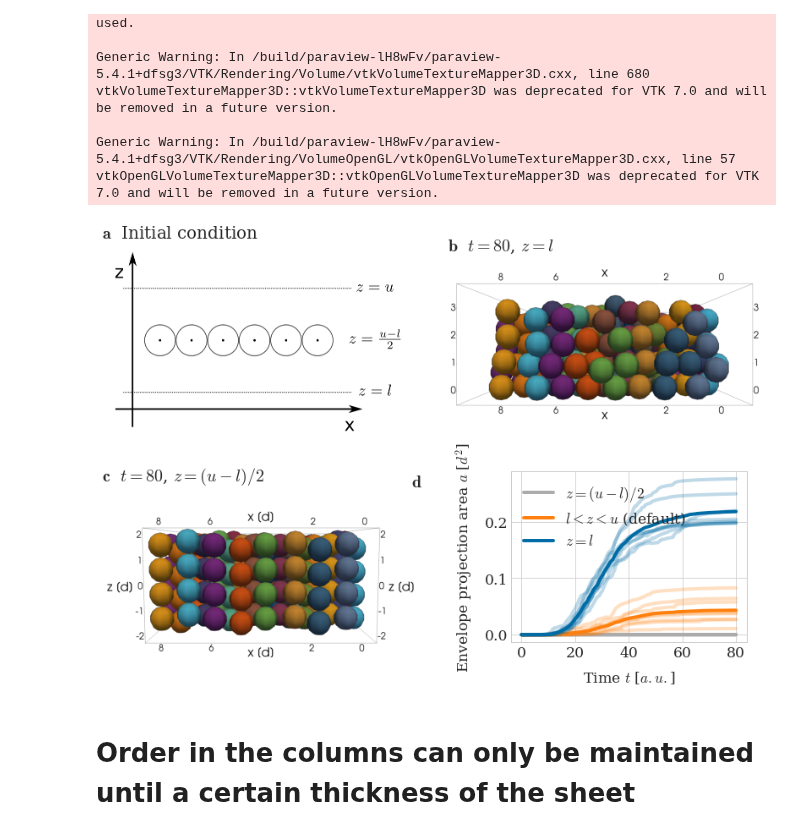
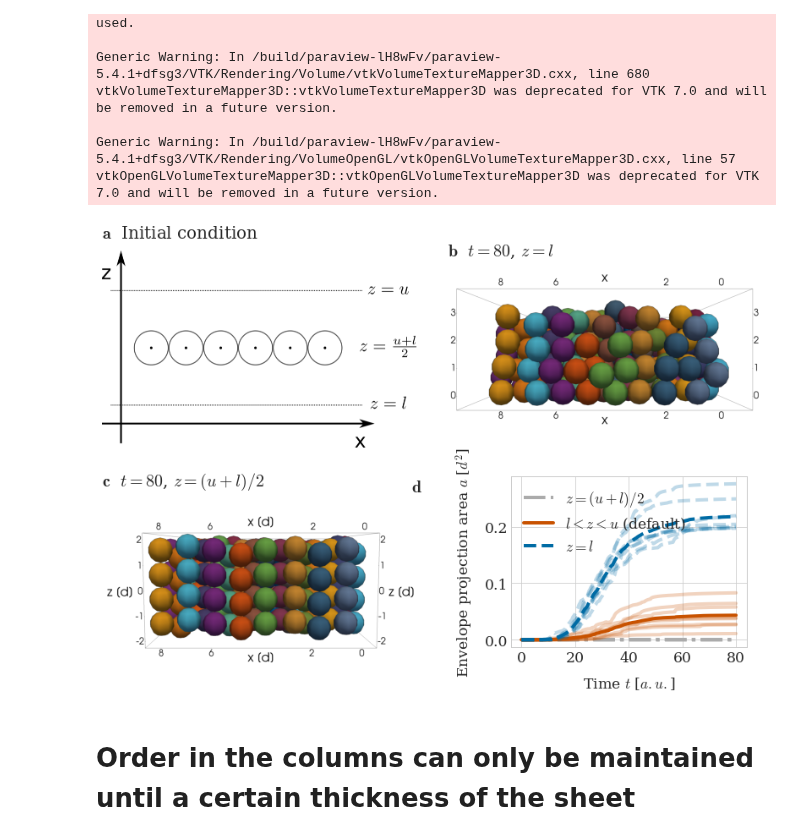
Before and after one commit to somathias/CartilageCBM, a Jupyter notebook: experiments/exp-mesenchymal_condensation.ipynb, the cells around one changed output. Cells and saved outputs as stored; diff of their text form; code cells hidden in the pictures.

Commit message:
Update plots according to reviewer comments
Added linestyles to help differentiate between lines for different parameter settings and fixed label in Figure 6 (flat_configurations.pdf)

```diff
--- a/experiments/exp-mesenchymal_condensation.ipynb
+++ b/experiments/exp-mesenchymal_condensation.ipynb
@@ -258,7 +258,7 @@ ax2.set_title(r'$\bf b$  $t=80$, random', x=0.12, fontsize=20)
 ppa_av_d = np.zeros(times_d.shape)
 for seed in range(8):
     ppa = np.loadtxt(dir_directed+str(seed)+'/results_from_time_0/metrics_results/data_patch_projection_area_av.txt', dtype=float)
-    ax4.plot(times_d, ppa, color=defcolors[1], alpha=0.25)
+    ax4.plot(times_d, ppa, color=defcolors[5], alpha=0.25)
     ppa_av_d += ppa
 ppa_av_d = ppa_av_d /8
 
@@ -268,14 +268,14 @@ times_r, coords_r = sm.read_in_data(dir_random + '0/results_from_time_0/')
 ppa_av_r = np.zeros(times_r.shape)
 for seed in range(8):
     ppa = np.loadtxt(dir_random+str(seed)+'/results_from_time_0/metrics_results/data_patch_projection_area_av.txt', dtype=float)
-    ax4.plot(times_r, ppa, color=defcolors[0], alpha=0.25)
+    ax4.plot(times_r, ppa, color=defcolors[0], alpha=0.25, linestyle='--')
     ppa_av_r += ppa
 ppa_av_r = ppa_av_r /8
 
 
 
-ax4.plot(times_r, ppa_av_r, color=defcolors[0], label='Random')
-ax4.plot(times_d, ppa_av_d, color=defcolors[1], label='Oriented')
+ax4.plot(times_r, ppa_av_r, color=defcolors[0], label='Random', linestyle='--')
+ax4.plot(times_d, ppa_av_d, color=defcolors[5], label='Oriented')
 ax4.legend()
 #plt.title('distance 4.0')
 ax4.set_xlabel('Time $t$ [$a.u.$]')
@@ -401,9 +401,9 @@ ppa_av_d = np.zeros(times_d.shape)
 for seed in range(8):
     ppa = np.loadtxt(dir_100+str(seed)+'/results_from_time_0/metrics_results/data_patch_projection_area_av.txt', dtype=float)
     ppa_av_d += ppa
-    ax4.plot(times_d, ppa, color=defcolors[2], alpha=0.25)
+    ax4.plot(times_d, ppa, color=defcolors[2], alpha=0.25, linestyle='-.')
 ppa_av_d = ppa_av_d/8
-ax4.plot(times_d, ppa_av_d, color=defcolors[2], label='$c=1.0$')
+ax4.plot(times_d, ppa_av_d, color=defcolors[2], label='$c=1.0$', linestyle='-.')
 
 dir_default = 'data/mesenchymal_condensation/orientation/20220223-152730/'
 
@@ -412,12 +412,12 @@ ppa_av_default = np.zeros(times_default.shape)
 for seed in range(8):
     ppa = np.loadtxt(dir_default+str(seed)+'/results_from_time_0/metrics_results/data_patch_projection_area_av.txt', dtype=float)
     ppa_av_default += ppa
-    ax4.plot(times_default, ppa, color=defcolors[1], alpha=0.25)
+    ax4.plot(times_default, ppa, color=defcolors[5], alpha=0.25)
 ppa_av_default = ppa_av_default/8
 
 
 ## ax1 - scaling
-ax4.plot(times_default, ppa_av_default, color=defcolors[1], label='$c=1.075$ (default)')
+ax4.plot(times_default, ppa_av_default, color=defcolors[5], label='$c=1.075$ (default)')
 
 # time steps are consistent across runs, so it's sufficient to load them from a single path
 times_d, coords_d = sm.read_in_data(dir_110 + '0/results_from_time_0/')
@@ -426,9 +426,9 @@ ppa_av_d = np.zeros(times_d.shape)
 for seed in range(8):
     ppa = np.loadtxt(dir_110+str(seed)+'/results_from_time_0/metrics_results/data_patch_projection_area_av.txt', dtype=float)
     ppa_av_d += ppa
-    ax4.plot(times_d, ppa, color=defcolors[0], alpha=0.25)
+    ax4.plot(times_d, ppa, color=defcolors[0], alpha=0.25, linestyle='--')
 ppa_av_d = ppa_av_d /8
-ax4.plot(times_d, ppa_av_d, color=defcolors[0], label='$c=1.1$')
+ax4.plot(times_d, ppa_av_d, color=defcolors[0], label='$c=1.1$', linestyle='--')
 
 ax4.set_xlabel('Time $t$ [$a.u.$]')
 ax4.set_ylabel('Envelope projection area $a$ [$d^2$]')
@@ -514,7 +514,6 @@ fig, ((ax1, ax2), (ax3, ax4)) = plt.subplots(2, 2,
                                              #constrained_layout=True
                                             )
 
-# TODO: make inkscape figure and import
 initial1 = mpimg.imread('data/plots_manual/flat.png')
 #crop
 #initial1 = initial1[100:-100, 610:-650]
@@ -537,7 +536,7 @@ final2 = final2[80:-80, 610:-610]
 ax3.imshow(final2)
 ax3.grid(False)
 ax3.axis('off')
-ax3.set_title(r'$\bf c$  $t=80$, $z=(u-l)/2$', loc='left', fontsize=20)
+ax3.set_title(r'$\bf c$  $t=80$, $z=(u+l)/2$', loc='left', fontsize=20)
 
 
 # time steps are consistent across runs, so it's sufficient to load them from a single path
@@ -547,47 +546,47 @@ ppa_av_d = np.zeros(times_d.shape)
 for seed in range(8):
     ppa = np.loadtxt(dir_flat+str(seed)+'/results_from_time_0/metrics_results/data_patch_projection_area_av.txt', dtype=float)
     ppa_av_d += ppa
-    ax4.plot(times_d, ppa, color=defcolors[2], alpha=0.25)
+    ax4.plot(times_d, ppa, color=defcolors[2], alpha=0.25, linestyle='-.')
 ppa_av_d = ppa_av_d/8
-ax4.plot(times_d, ppa_av_d, color=defcolors[2], label='$z=(u-l)/2$')
+ax4.plot(times_d, ppa_av_d, color=defcolors[2], label='$z=(u+l)/2$', linestyle='-.')
 
 dir_default = 'data/mesenchymal_condensation/orientation/20220223-152730/'
 
 times_default, coords_default = sm.read_in_data(dir_default + '0/results_from_time_0/')
 ppa_av_default = np.zeros(times_default.shape)
 for seed in range(8):
     ppa = np.loadtxt(dir_default+str(seed)+'/results_from_time_0/metrics_results/data_patch_projection_area_av.txt', dtype=float)
     ppa_av_default += ppa
-    ax4.plot(times_default, ppa, color=defcolors[1], alpha=0.25)
+    ax4.plot(times_default, ppa, color=defcolors[5], alpha=0.25)
 ppa_av_default = ppa_av_default/8
 
 
 ## ax1 - scaling
-ax4.plot(times_default, ppa_av_default, color=defcolors[1], label='$l<z<u$ (default)')
+ax4.plot(times_default, ppa_av_default, color=defcolors[5], label='$l<z<u$ (default)')
 
 # time steps are consistent across runs, so it's sufficient to load them from a single path
 times_d, coords_d = sm.read_in_data(dir_lb0 + '0/results_from_time_0/')
 
 ppa_av_d = np.zeros(times_d.shape)
 for seed in range(8):
     ppa = np.loadtxt(dir_lb0+str(seed)+'/results_from_time_0/metrics_results/data_patch_projection_area_av.txt', dtype=float)
     ppa_av_d += ppa
-    ax4.plot(times_d, ppa, color=defcolors[0], alpha=0.25)
+    ax4.plot(times_d, ppa, color=defcolors[0], alpha=0.25, linestyle='--')
 ppa_av_d = ppa_av_d /8
-ax4.plot(times_d, ppa_av_d, color=defcolors[0], label='$z=l$')
+ax4.plot(times_d, ppa_av_d, color=defcolors[0], label='$z=l$', linestyle='--')
 
 ax4.set_xlabel('Time $t$ [$a.u.$]')
 ax4.set_ylabel('Envelope projection area $a$ [$d^2$]')
 ax4.legend()
 ax4.set_title(r'$\bf d$', x=-0.4, y=0.85, fontsize=20)
 
 ll, bb, ww, hh = ax4.get_position().bounds
 ax4.set_position([ll+0.2*ww, bb+0.2*hh, ww*0.75, hh*0.75])
 
 
 plt.savefig(path_to_plots+'flat_configurations.pdf', bbox_inches='tight', dpi=600)
 # %% [output]
-[figure, old version]
+[figure, new version]
 # %% [markdown]
 # Order in the columns can only be maintained until a certain thickness of the sheet
 # %% [markdown]
```
Also changed, not shown: parts of 4 cells of this notebook, 2 other files.
